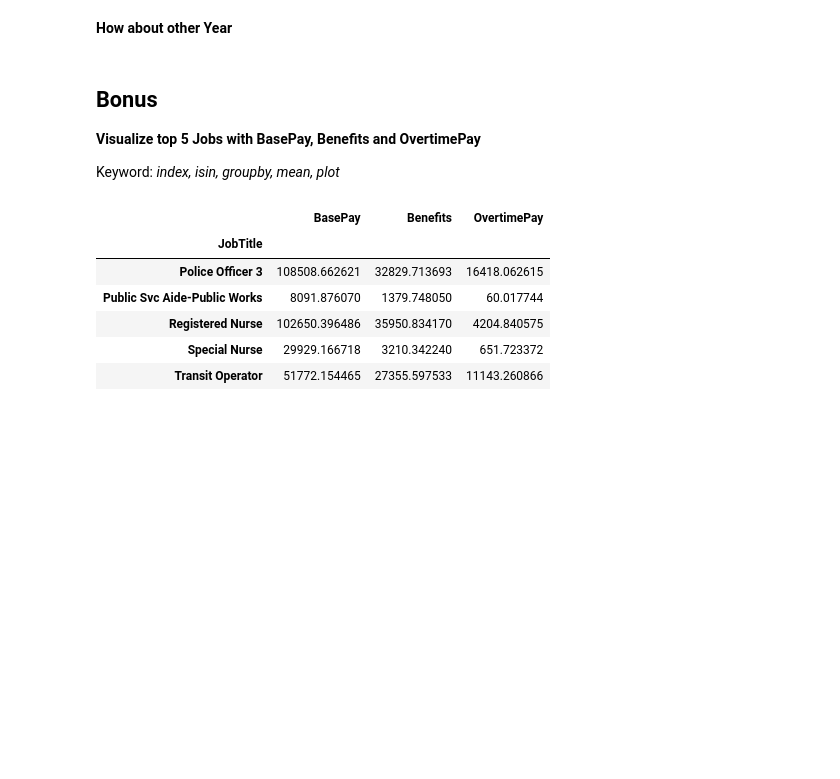
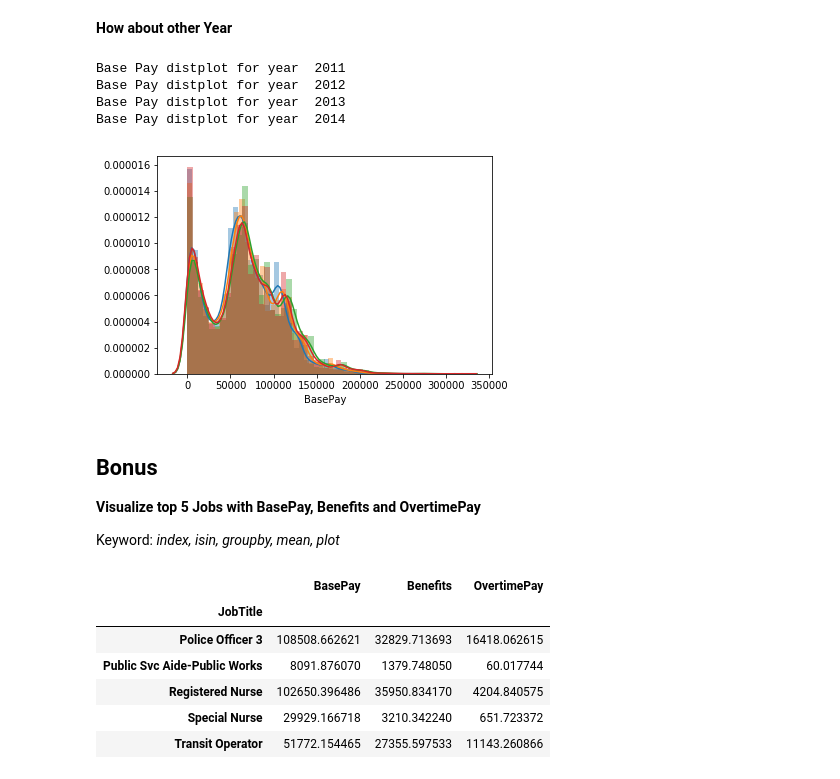
Before and after one commit to 0902338471/Coder_School_Assigment, a Jupyter notebook: Copy_of_DAwP_Assignment_2.ipynb, the cells around one changed output. Saved outputs shown, nothing was run; the diff lists cells and outputs as text; code cells hidden in the pictures; blank space fills up the shorter version.

```diff
--- a/Copy_of_DAwP_Assignment_2.ipynb
+++ b/Copy_of_DAwP_Assignment_2.ipynb
@@ -254,5 +290,23 @@ IndexingError: ignored
 # %% [markdown]
 **How about other Year**
+# %%
+#get list of unique year
+uniqueYear=sal['Year'].unique()
+#for each year plot the distplot for BasePay of that year
+for year in uniqueYear:
+  #find rows which has Year =year we want to plot
+  curyearBasePay=sal.loc[sal['Year']==year]["BasePay"]
+  #eliminating rows that have NAN value
+  curyearBasePay=curyearBasePay.dropna()
+  print("Base Pay distplot for year ",year)
+  #plot it
+  sns.distplot(curyearBasePay)
+# %% [output]
+Base Pay distplot for year  2011
+Base Pay distplot for year  2012
+Base Pay distplot for year  2013
+Base Pay distplot for year  2014
+[figure, added]
 # %% [markdown]
 ## Bonus
 
```
Also changed, not shown: parts of 5 cells of this notebook.
